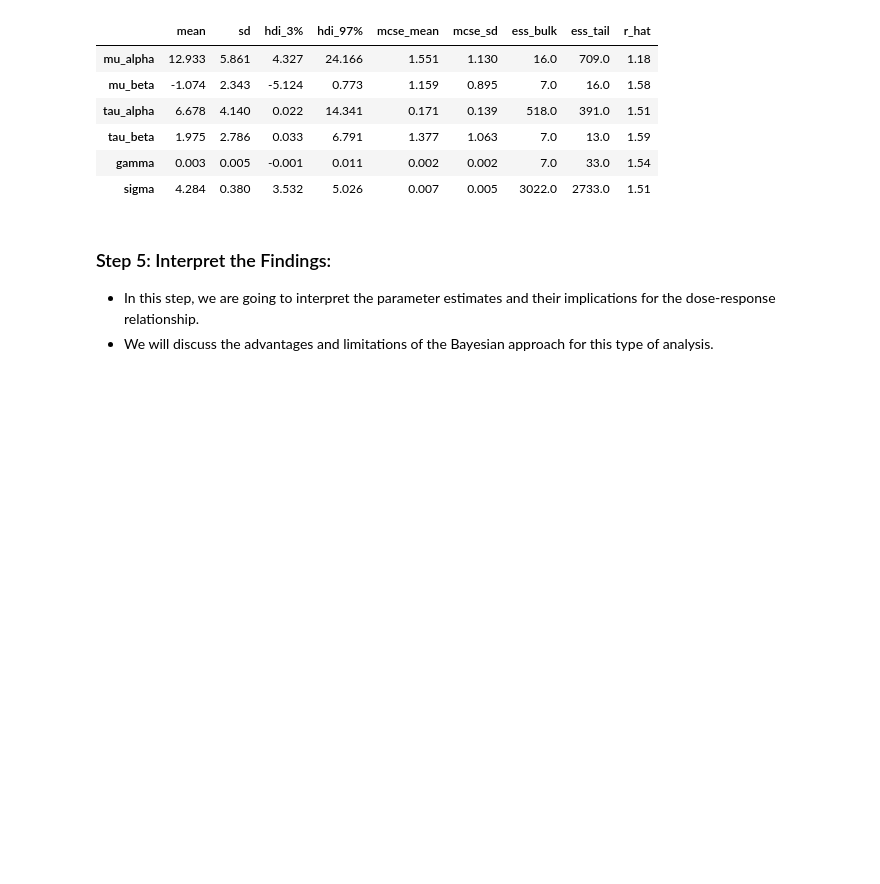
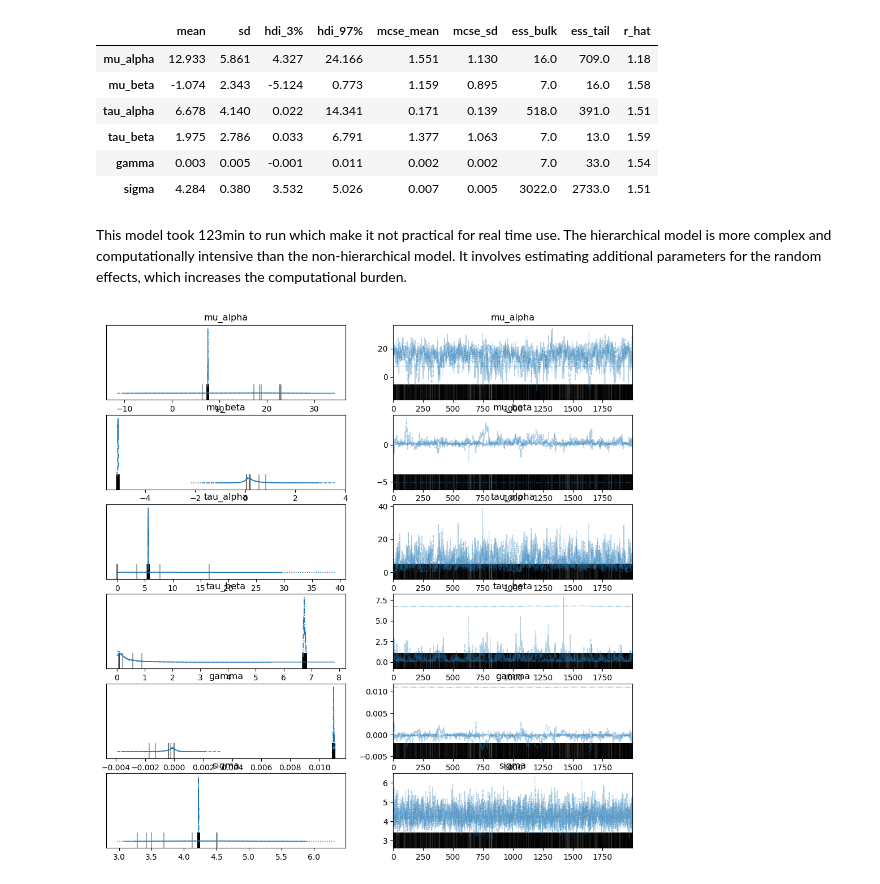
Before and after one commit to samarelayed/Advanced_Bayesian_Inference_Salm_Project, a Jupyter notebook: Advanced_Bayesian_Inference_Salm_Project.ipynb, the cells around one changed output. Saved outputs shown, nothing was run; the diff lists cells and outputs as text; code cells hidden in the pictures; blank space fills up the shorter version.

Commit message:
Hierarchical Model interpretations

```diff
--- a/Advanced_Bayesian_Inference_Salm_Project.ipynb
+++ b/Advanced_Bayesian_Inference_Salm_Project.ipynb
@@ -340,7 +358,10 @@ The effective sample size per chain is smaller than 100 for some parameters.  A
 | tau_beta | 1.975 | 2.786 | 0.033 | 6.791 | 1.377 | 1.063 | 7.0 | 13.0 | 1.59 |
 | gamma | 0.003 | 0.005 | -0.001 | 0.011 | 0.002 | 0.002 | 7.0 | 33.0 | 1.54 |
 | sigma | 4.284 | 0.380 | 3.532 | 5.026 | 0.007 | 0.005 | 3022.0 | 2733.0 | 1.51 |
-# %% [markdown]
-### Step 5: Interpret the Findings:
-   - In this step, we are going to interpret the parameter estimates and their implications for the dose-response relationship.
-   - We will discuss the advantages and limitations of the Bayesian approach for this type of analysis.
+# %% [markdown]
+This model took 123min to run which make it not practical for real time use. The hierarchical model is more complex and computationally intensive than the non-hierarchical model. It involves estimating additional parameters for the random effects, which increases the computational burden.
+# %%
+az.plot_trace(trace, var_names=["mu_alpha", "mu_beta", "tau_alpha", "tau_beta", "gamma", "sigma"])
+plt.show()
+# %% [output]
+[figure, added]
```
Also changed, not shown: parts of 8 cells of this notebook.
